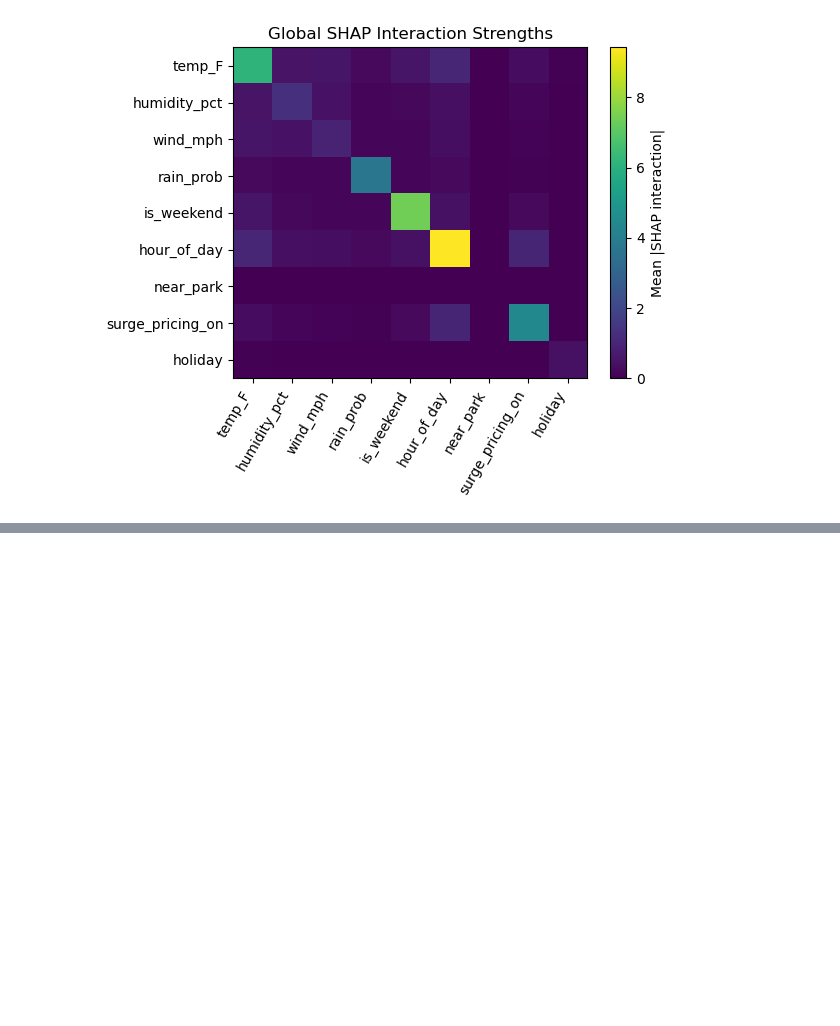
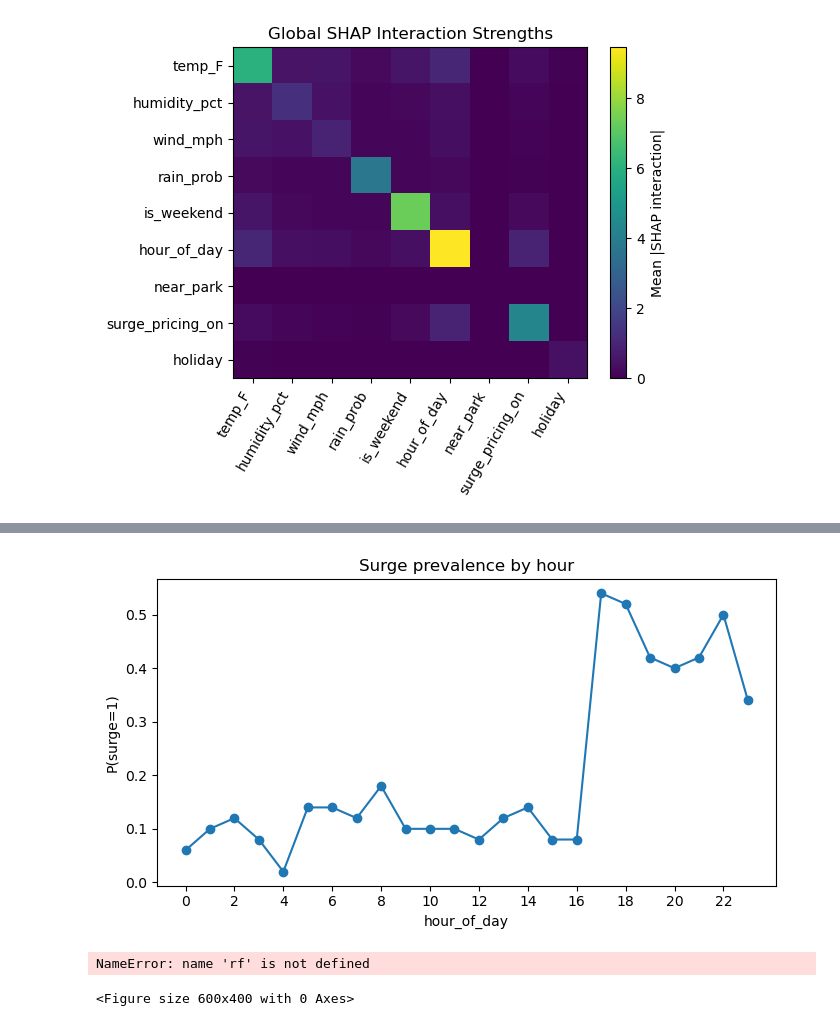
Before and after one commit to jwalluww/Portfolio_Projects, a Jupyter notebook: Quick_Hits/WIP_SHAP_Interaction_Values.ipynb, the cells around one changed output, grey strips where cells are left out. Drawn from its saved outputs; the diff is of its cells as text; code cells hidden in the pictures; blank space fills up the shorter version.

```diff
--- a/Quick_Hits/WIP_SHAP_Interaction_Values.ipynb
+++ b/Quick_Hits/WIP_SHAP_Interaction_Values.ipynb
@@ -342,3 +350,46 @@ plot_interaction_scatter(X_shap, np.array(interaction_values), "hour_of_day", "s
+# %%
+# 3) Prevalence by hour
+prev = X.groupby("hour_of_day")["surge_pricing_on"].mean()
+fig = plt.figure(figsize=(7,4))
+plt.plot(prev.index, prev.values, marker="o")
+plt.xticks(range(0,24,2)); plt.xlabel("hour_of_day"); plt.ylabel("P(surge=1)")
+plt.title("Surge prevalence by hour"); plt.tight_layout(); plt.show()
+
+# 4) PDP: surge only
+fig = plt.figure(figsize=(6,4))
+PartialDependenceDisplay.from_estimator(
+    rf, X, features=["surge_pricing_on"], kind="average", grid_resolution=2
+)
+plt.title("PDP: surge_pricing_on (average effect)")
+plt.tight_layout(); plt.show()
+
+# 5) PDP: surge × hour_of_day
+fig = plt.figure(figsize=(6,4))
+PartialDependenceDisplay.from_estimator(
+    rf, X, features=[("surge_pricing_on","hour_of_day")], kind="average", grid_resolution=24
+)
+plt.title("PDP: surge_pricing_on × hour_of_day")
+plt.tight_layout(); plt.show()
+
+# 6) Counterfactual flip: Δprediction when toggling surge, by hour
+sample = X.sample(n=min(800, len(X)), random_state=1).copy()
+base = rf.predict(sample)
+flip = sample.copy(); flip["surge_pricing_on"] = 1 - flip["surge_pricing_on"]
+flip_pred = rf.predict(flip)
+delta = pd.Series(flip_pred - base, index=sample.index)
+delta_by_hour = delta.groupby(sample["hour_of_day"]).mean()
+
+fig = plt.figure(figsize=(7,4))
+plt.bar(delta_by_hour.index, delta_by_hour.values)
+plt.xlabel("hour_of_day"); plt.ylabel("Δ rides (flip surge)")
+plt.title("Counterfactual: Avg Δ rides when toggling surge (by hour)")
+plt.tight_layout(); plt.show()
+
+delta_by_hour.head()
+# %% [output]
+[figure, added]
+NameError: name 'rf' is not defined
+<Figure size 600x400 with 0 Axes>
 # %%
 # =============================
 # 8) QUICK, STAKEHOLDER-FRIENDLY TAKEAWAYS
```
Also changed, not shown: parts of 12 cells of this notebook.
